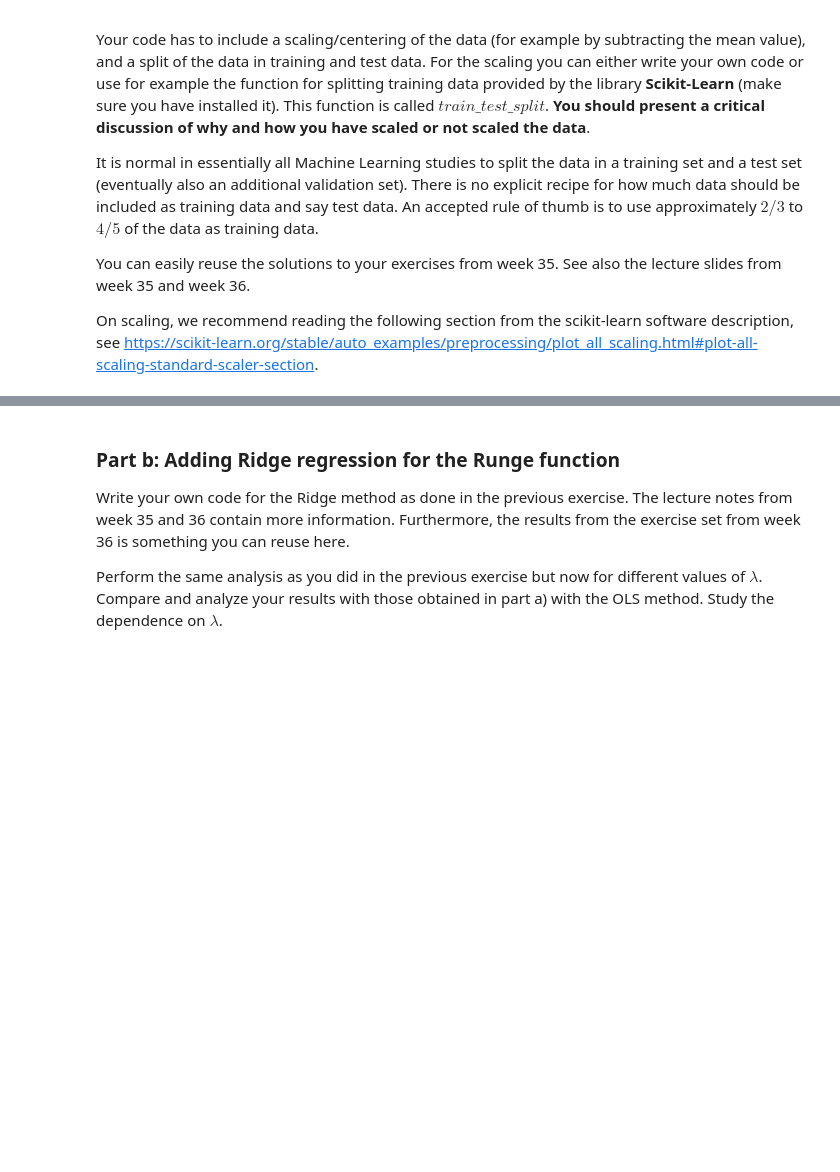
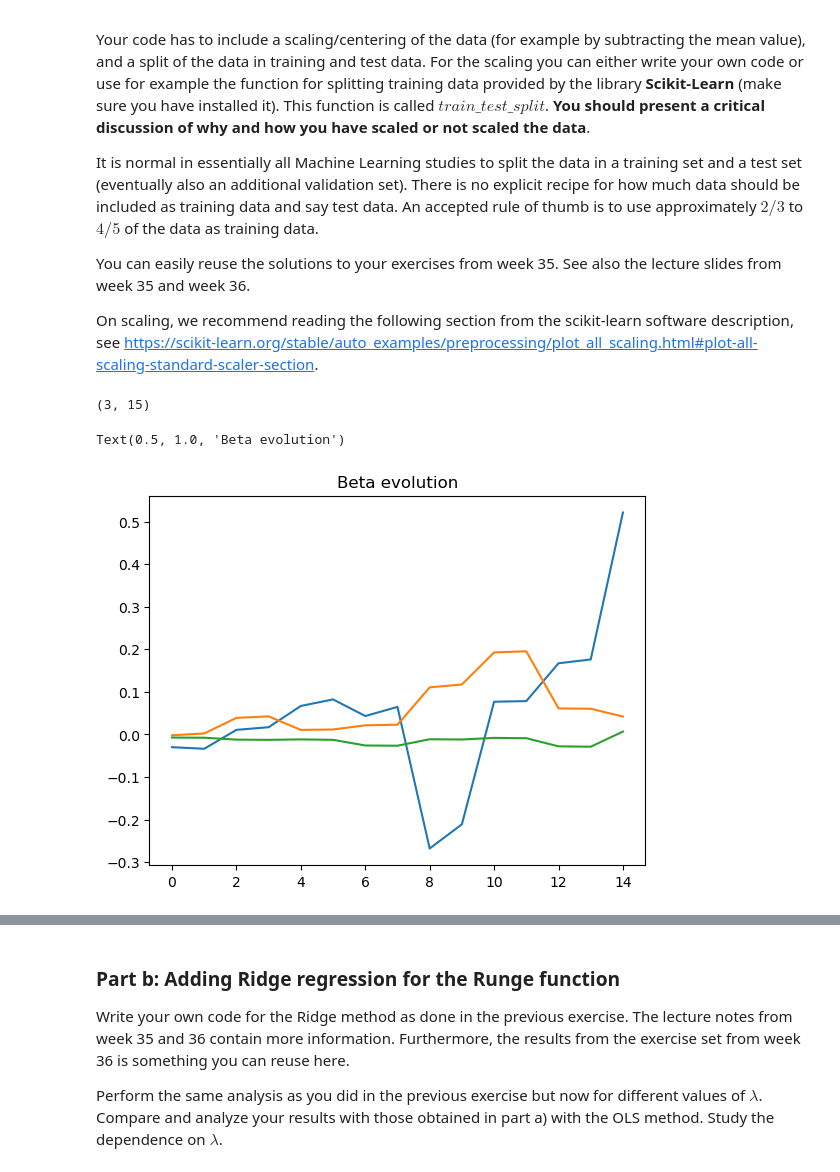
Before and after one commit to Waerstad/4155-Project-1, a Jupyter notebook: Code/project1_main.ipynb, the cells around one changed output, grey strips where cells are left out. Drawn from its saved outputs; the diff is of its cells as text; code cells hidden in the pictures; blank space fills up the shorter version.

Commit message:
Add code with MSE and R2 with plots, partialy beta plot

```diff
--- a/Code/project1_main.ipynb
+++ b/Code/project1_main.ipynb
@@ -202,18 +202,45 @@ def polynomial_features(x, p, intercept=False):
 data_sizes = np.array([100, 1000, 10000])    # note: might need som justification
 
 poly_min = 1
-poly_max = 5
+poly_max = 15
 poly_degrees = np.arange(poly_min, poly_max + 1, 1)
 
-MSE_n_poly = []
+runs = 20
+MSEs_runs_datasize_polys_matrix = np.zeros([runs, len(data_sizes), len(poly_degrees)])
+R2s_runs_datasize_polys_matrix = np.zeros([runs, len(data_sizes), len(poly_degrees)])
+beta0s_runs_datasize_polys_matrix = np.zeros([runs, len(data_sizes), len(poly_degrees)])
 
-for i_n in data_sizes:
-    n = data_sizes[i_n]
+for i in range(runs):
 
-    x_train, x_test, y_train, y_test = train_test_split(x, y, test_size=0.2)
+    for j in range(len(data_sizes)):
+        n_j = data_sizes[j]
+        x = np.linspace(-1, 1, n_j)
+        y = Runge_func(x) + np.random.normal(0, 1, size=n_j)
+        # NEED SCALING HERE
+        x_train, x_test, y_train, y_test = train_test_split(x, y, test_size=0.2)
 
-    for degree in poly_degrees:
-        X_train_poly = polynomial_features(x_train, degree,intercept=True)
-        beta_poly = OLS_parameters(X_train_poly, y_train)
+        for k in range(len(poly_degrees)):
+            X_train_poly = polynomial_features(x_train, poly_degrees[k], intercept=True)
+            beta_poly = OLS_parameters(X_train_poly, y_train)
 
-        predict_y_test_poly = X_test @ beta_poly
+            X_test_poly = polynomial_features(x_test, poly_degrees[k], intercept=True)
+            predict_y_test_poly = X_test_poly @ beta_poly
+
+            beta0s_runs_datasize_polys_matrix[i,j,k] = beta_poly[1]
+            MSEs_runs_datasize_polys_matrix[i,j,k] = mean_squared_error(y_test, predict_y_test_poly)
+            R2s_runs_datasize_polys_matrix[i,j,k] = 1.0 - (np.sum((y_test - predict_y_test_poly)**2)/(np.sum((y_test - np.mean(y_test))**2))) #R2
+
+mean_MSE_datasize_poly = np.mean(MSEs_runs_datasize_polys_matrix, axis=0)
+mean_R2_runs_datasize_polys_matrix = np.mean(R2s_runs_datasize_polys_matrix, axis=0)
+mean_beta0s_runs_datasize_polys_matrix = np.mean(beta0s_runs_datasize_polys_matrix, axis=0)
+# %%
+print(np.shape(np.mean(beta0s_runs_datasize_polys_matrix, axis=0)))
+mean_beta = np.mean(beta0s_runs_datasize_polys_matrix, axis=0)
+plt.plot(mean_beta[0,:])
+plt.plot(mean_beta[1,:])
+plt.plot(mean_beta[2,:])
+plt.title("Beta evolution")
+# %% [output]
+(3, 15)
+Text(0.5, 1.0, 'Beta evolution')
+[figure, added]
```
Also changed, not shown: parts of 1 cell of this notebook.
